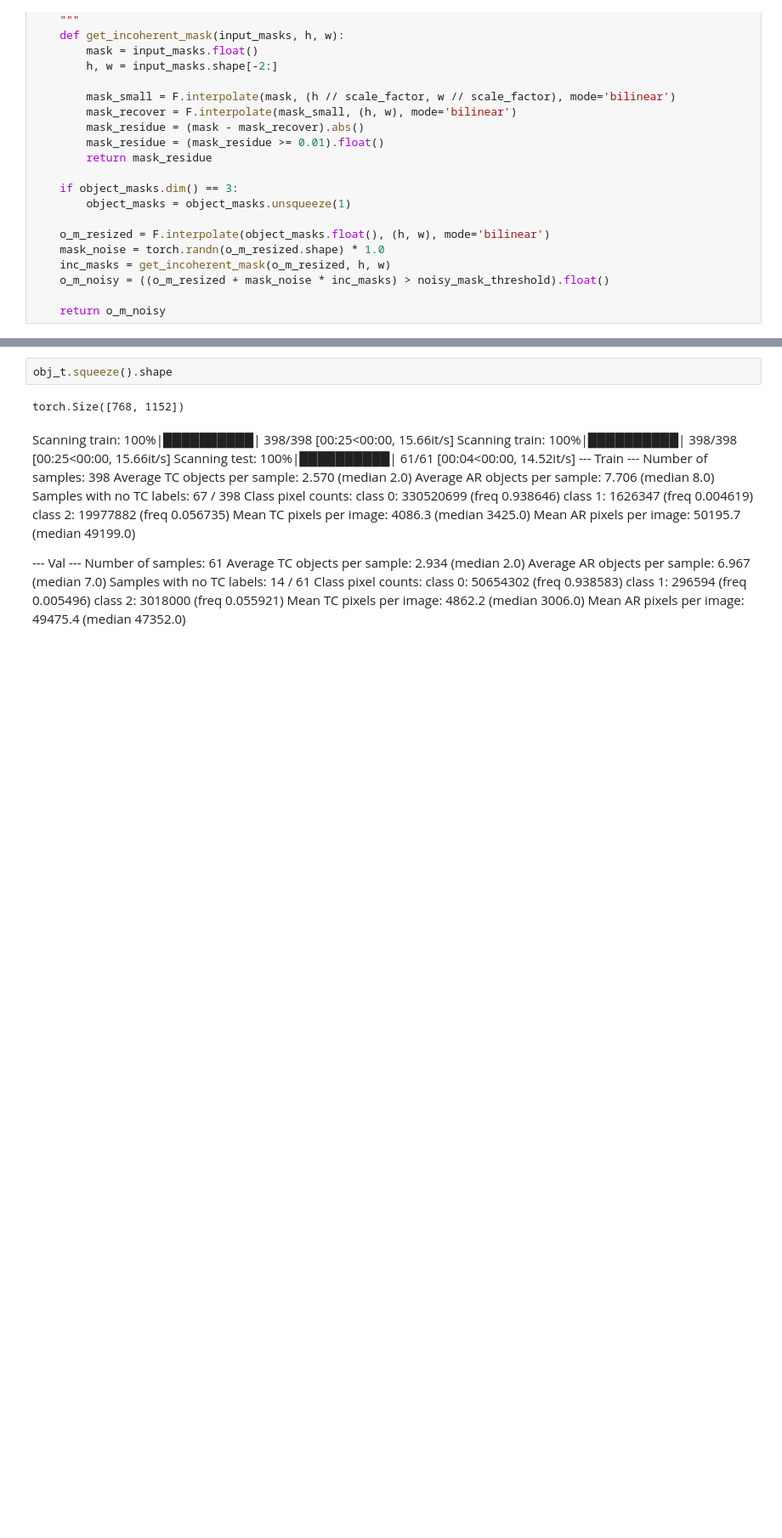
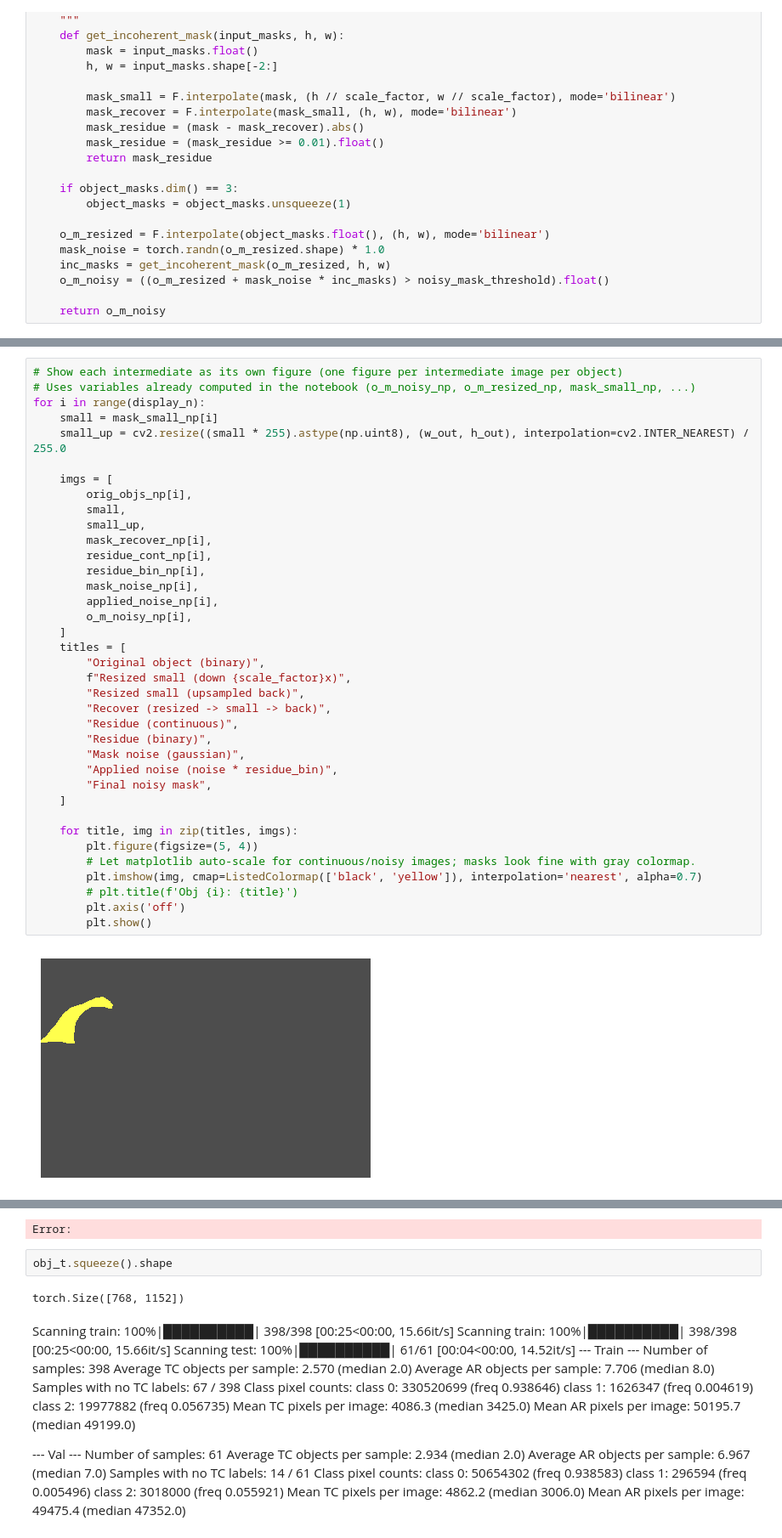
Before and after one commit to thangible/ClimateSAM, a Jupyter notebook: documentation.ipynb, the cells around one changed output, grey strips where cells are left out. Shown at 85% size. Drawn from its saved outputs; the diff is of its cells as text; blank space fills up the shorter version.

```diff
--- a/documentation.ipynb
+++ b/documentation.ipynb
@@ -453,0 +507,39 @@ plt.show()
+# %%
+# Show each intermediate as its own figure (one figure per intermediate image per object)
+# Uses variables already computed in the notebook (o_m_noisy_np, o_m_resized_np, mask_small_np, ...)
+for i in range(display_n):
+    small = mask_small_np[i]
+    small_up = cv2.resize((small * 255).astype(np.uint8), (w_out, h_out), interpolation=cv2.INTER_NEAREST) / 255.0
+
+    imgs = [
+        orig_objs_np[i],
+        small,
+        small_up,
+        mask_recover_np[i],
+        residue_cont_np[i],
+        residue_bin_np[i],
+        mask_noise_np[i],
+        applied_noise_np[i],
+        o_m_noisy_np[i],
+    ]
+    titles = [
+        "Original object (binary)",
+        f"Resized small (down {scale_factor}x)",
+        "Resized small (upsampled back)",
+        "Recover (resized -> small -> back)",
+        "Residue (continuous)",
+        "Residue (binary)",
+        "Mask noise (gaussian)",
+        "Applied noise (noise * residue_bin)",
+        "Final noisy mask",
+    ]
+
+    for title, img in zip(titles, imgs):
+        plt.figure(figsize=(5, 4))
+        # Let matplotlib auto-scale for continuous/noisy images; masks look fine with gray colormap.
+        plt.imshow(img, cmap=ListedColormap(['black', 'yellow']), interpolation='nearest', alpha=0.7)
+        # plt.title(f'Obj {i}: {title}')
+        plt.axis('off')
+        plt.show()
+# %% [output]
+[figure, added]
@@ -454,3 +554,4 @@ plt.show()
+Error:
 # %%
 obj_t.squeeze().shape
 # %% [output]
```
Also changed, not shown: parts of 6 cells of this notebook, 2 other files.
